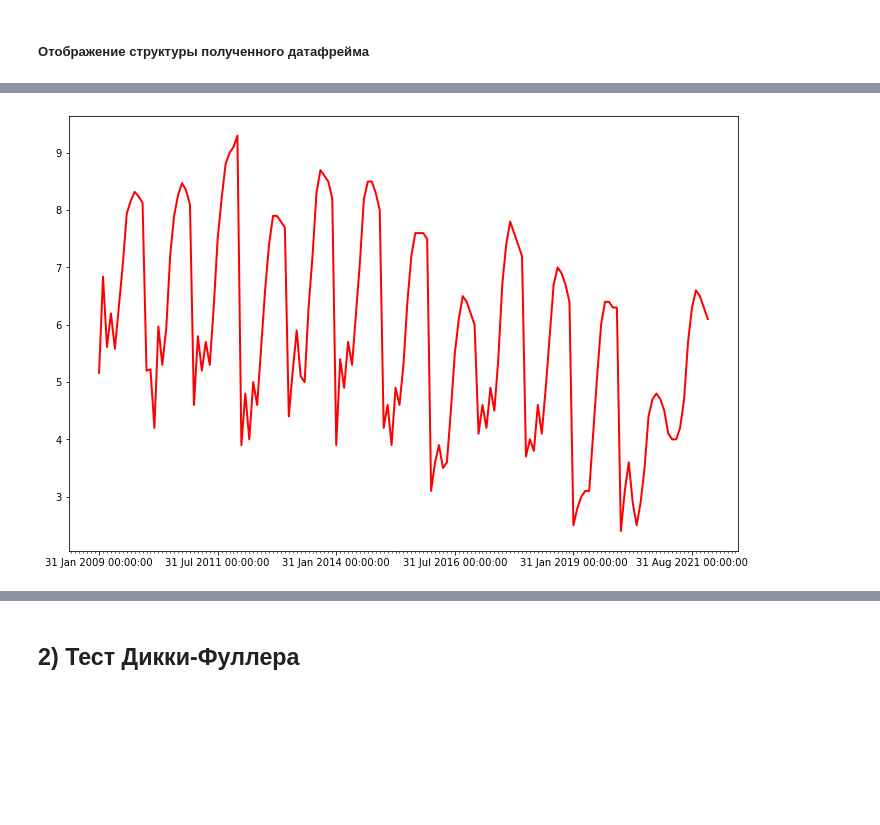
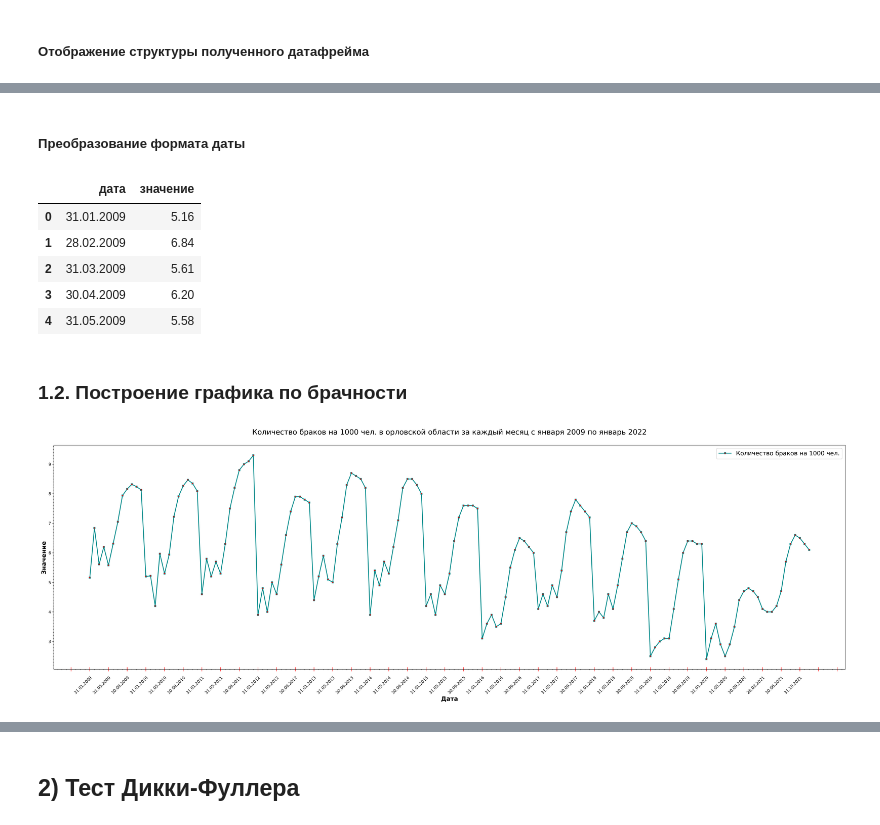
Before and after one commit to maximvscow/birthrate, a Jupyter notebook: RDL.ipynb, the cells around one changed output, grey strips where cells are left out. Saved outputs shown, nothing was run; the diff lists cells and outputs as text; code cells hidden in the pictures; blank space fills up the shorter version.

Commit message:
done plot fot marriage

```diff
--- a/RDL.ipynb
+++ b/RDL.ipynb
@@ -67,19 +63,63 @@ new_df.dropna()
+# %% [markdown]
+##### Преобразование формата даты
+# %%
+format = '%d %b %Y %H:%M:%S'
+# %%
+df_m_clean['дата'] = df_m_clean.apply(lambda x: dt.datetime.strptime(str(x['дата']), format), axis=1)
+# %%
+new_format = '%d.%m.%Y'
+# %%
+df_m_clean['дата'] = df_m_clean.apply(lambda x: dt.datetime.strftime(x['дата'], new_format), axis=1)
+# %%
+df_m_clean.head()
+# %% [output]
+|  | дата | значение |
+| 0 | 31.01.2009 | 5.16 |
+| 1 | 28.02.2009 | 6.84 |
+| 2 | 31.03.2009 | 5.61 |
+| 3 | 30.04.2009 | 6.20 |
+| 4 | 31.05.2009 | 5.58 |
+# %% [markdown]
+### 1.2. Построение графика по брачности
 # %%
-fig, ax = plt.subplots()
+fig, ax = plt.subplots(dpi=300)
 
-x = new_df['period']
-y = new_df['value']
+x = df_m_clean['дата']
+y = df_m_clean['значение']
 
-ax.plot(x, y, color = 'r', linewidth = 2)
+ax.plot(x, y, color='darkcyan', lw=2, ls='-', marker='s', markersize=4, markerfacecolor='red', label='Количество браков на 1000 чел.')
 
 #  Исправление формата подписей оси x
-ax.xaxis.set_major_locator(ticker.MultipleLocator(30))
+ax.xaxis.set_major_locator(ticker.MultipleLocator(4))
 ax.xaxis.set_minor_locator(ticker.MultipleLocator(1))
 
+ax.yaxis.set_minor_locator(ticker.MultipleLocator(0.1))
+ax.yaxis.set_major_locator(ticker.MultipleLocator(1))
 
-fig.set_figwidth(12)
-fig.set_figheight(8)
+ax.legend(loc=0, prop={'size': 15})
+ax.set_xlabel('Дата', fontsize=15, fontweight='bold')
+ax.set_ylabel('Значение', fontsize=15, fontweight='bold')
+ax.set_title('Количество браков на 1000 чел. в орловской области за каждый месяц с января 2009 по январь 2022\n',
+            fontsize=18)
+
+ax.tick_params(axis = 'x',    #  Применяем параметры к обеим осям
+               which = 'major',    #  Применяем параметры к основным делениям
+               direction = 'inout',    #  Рисуем деления внутри и снаружи графика
+               length = 10,    #  Длинна делений
+               width = 1,     #  Ширина делений
+               color = 'r',    #  Цвет делений
+               pad = 10,    #  Расстояние между черточкой и ее подписью
+               labelsize = 10,    #  Размер подписи
+               labelcolor = 'k',    #  Цвет подписи
+               bottom = True,    #  Рисуем метки снизу
+               labelbottom = True)    #  Рисуем подписи снизу
+
+plt.setp(ax.get_xticklabels(), rotation=45, ha="right",
+         rotation_mode="anchor")
+
+fig.set_figwidth(35)
+fig.set_figheight(10)
 
 plt.show()
 # %% [output]
-[figure, old version]
+[figure, new version]
```
Also changed, not shown: parts of 10 cells of this notebook.
